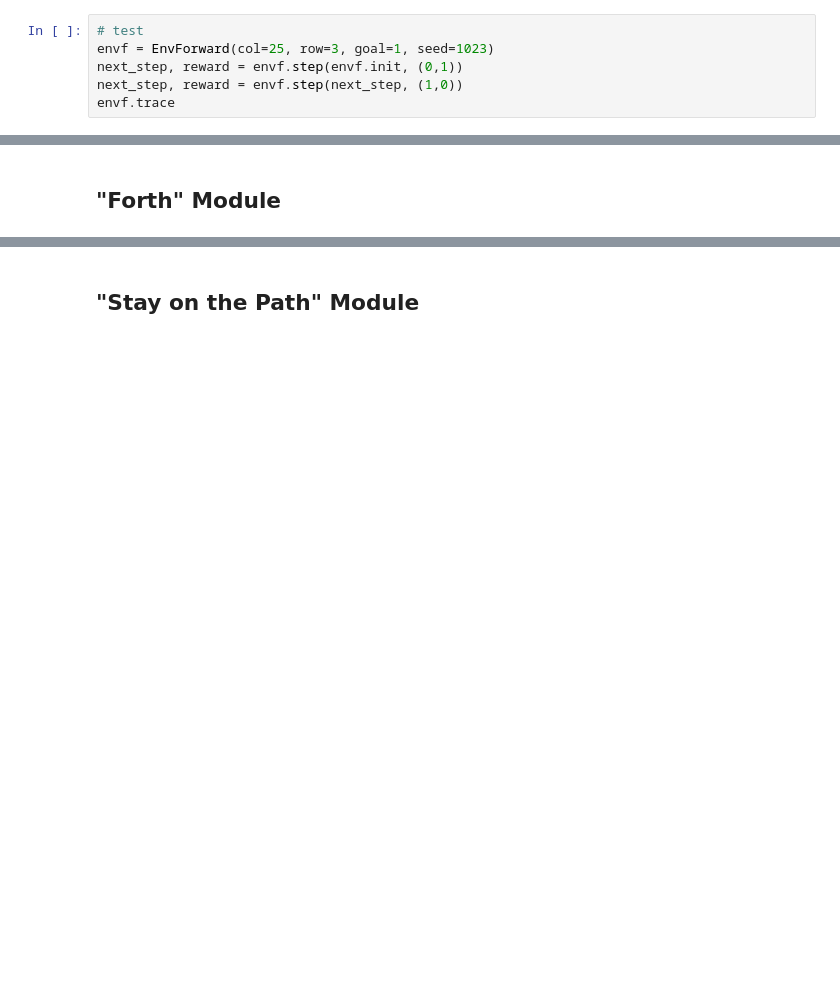
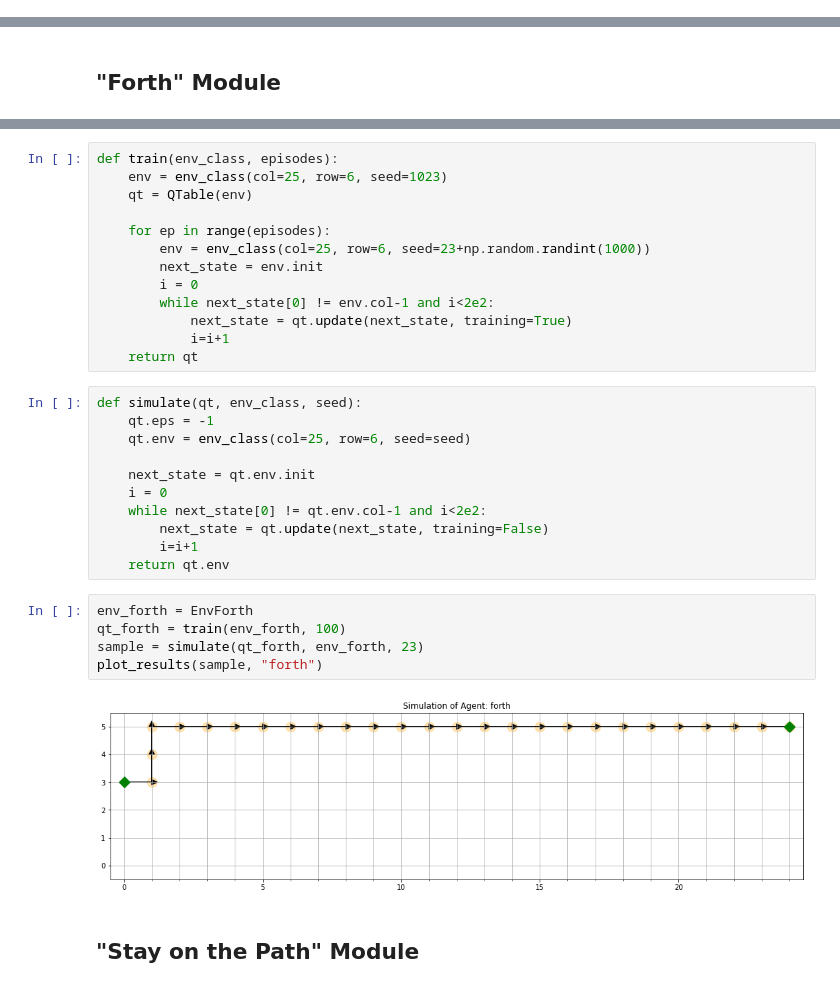
Before and after one commit to gail-yxie/Machine-Learning, a Jupyter notebook: reinforcement-learning/hw6-rl.ipynb, the cells around one changed output, grey strips where cells are left out. Drawn from its saved outputs; the diff is of its cells as text; blank space fills up the shorter version.

Commit message:
add forth and stay on path module

```diff
--- a/reinforcement-learning/hw6-rl.ipynb
+++ b/reinforcement-learning/hw6-rl.ipynb
@@ -50,6 +21,0 @@ class EnvForward:
-# %%
-# test
-envf = EnvForward(col=25, row=3, goal=1, seed=1023)
-next_step, reward = envf.step(envf.init, (0,1))
-next_step, reward = envf.step(next_step, (1,0))
-envf.trace
@@ -144,2 +136,33 @@ class QTable:
+# %%
+def train(env_class, episodes):
+    env = env_class(col=25, row=6, seed=1023)
+    qt = QTable(env)
+
+    for ep in range(episodes):
+        env = env_class(col=25, row=6, seed=23+np.random.randint(1000))
+        next_state = env.init
+        i = 0
+        while next_state[0] != env.col-1 and i<2e2:
+            next_state = qt.update(next_state, training=True)
+            i=i+1
+    return qt
+# %%
+def simulate(qt, env_class, seed):
+    qt.eps = -1
+    qt.env = env_class(col=25, row=6, seed=seed)
+
+    next_state = qt.env.init
+    i = 0
+    while next_state[0] != qt.env.col-1 and i<2e2:
+        next_state = qt.update(next_state, training=False)
+        i=i+1
+    return qt.env
+# %%
+env_forth = EnvForth
+qt_forth = train(env_forth, 100)
+sample = simulate(qt_forth, env_forth, 23)
+plot_results(sample, "forth")
+# %% [output]
+[figure, added]
 # %% [markdown]
 ## "Stay on the Path" Module
```
Also changed, not shown: parts of 14 cells of this notebook.
